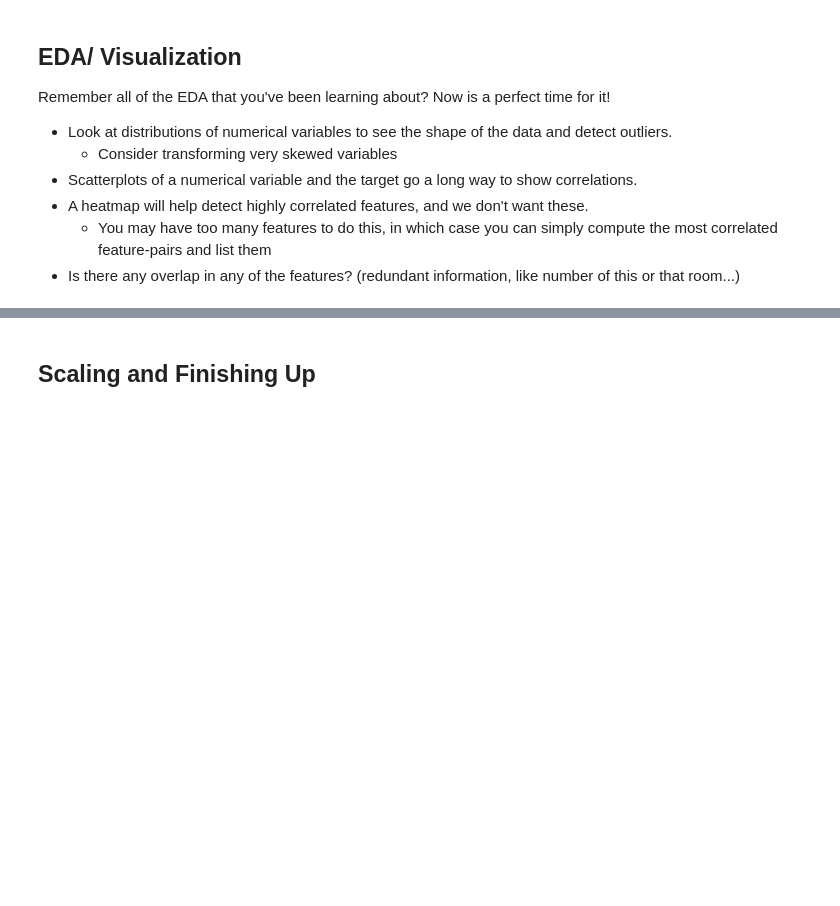
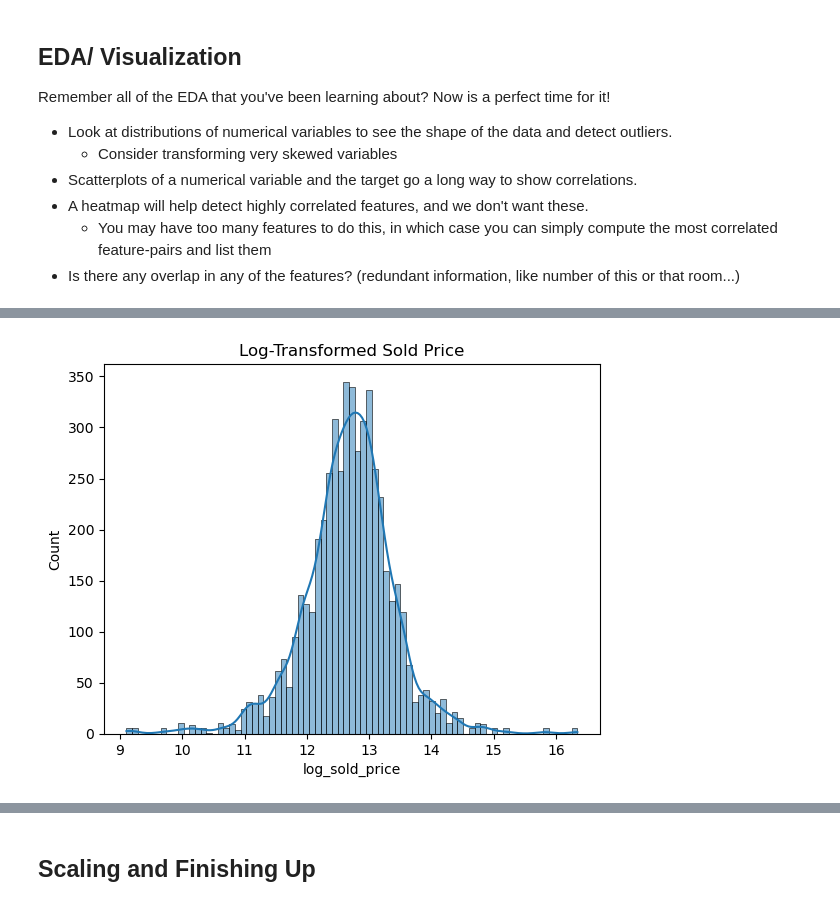
Before and after one commit to AlinaTendler/LHL-Project-3-Midterm-Project, a Jupyter notebook: notebooks/1 - EDA.ipynb, the cells around one changed output, grey strips where cells are left out. Saved outputs shown, nothing was run; the diff lists cells and outputs as text; code cells hidden in the pictures; blank space fills up the shorter version.

```diff
--- a/notebooks/1 - EDA.ipynb
+++ b/notebooks/1 - EDA.ipynb
@@ -252 +256,18 @@ dtypes: float64(9), int64(1), object(9)
 memory usage: 801.7+ KB
+# %%
+#replacing NA cities with the nearest city by postal code
+
+# Identify missing cities
+missing_city_mask = df["city"].isna()
+
+# Find the most common city for each postal code
+city_lookup = df.groupby("postal_code")["city"].agg(lambda x: x.mode().iloc[0] if not x.mode().empty else "Unknown")
+
+# Fill missing cities using the lookup table
+df.loc[missing_city_mask, "city"] = df.loc[missing_city_mask, "postal_code"].map(city_lookup)
+
+# Ensure no remaining missing values in 'city'
+df["city"] = df["city"].fillna("Unknown")
+
+# Check updated values
+print(df["city"].isna().sum())  # Should be 0 if all missing values were filled
@@ -328,0 +436,12 @@ plt.show()
+# %%
+#Skewness and Transformation
+
+# Apply log transformation to skewed features (e.g., 'sold_price')
+df['log_sold_price'] = np.log1p(df['sold_price'])  # log(1 + value) to handle 0 values
+
+# Plot transformed feature
+sns.histplot(df['log_sold_price'], kde=True)
+plt.title('Log-Transformed Sold Price')
+plt.show()
+# %% [output]
+[figure, added]
```
Also changed, not shown: parts of 23 cells of this notebook.
